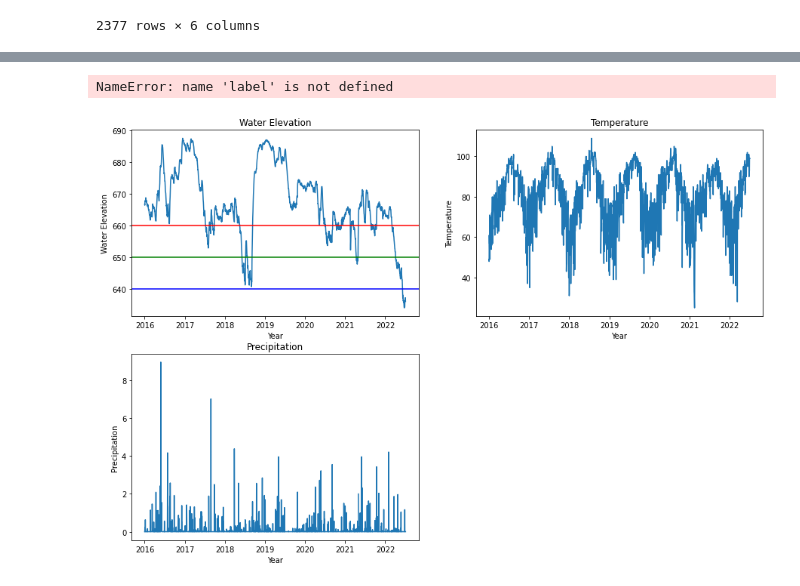
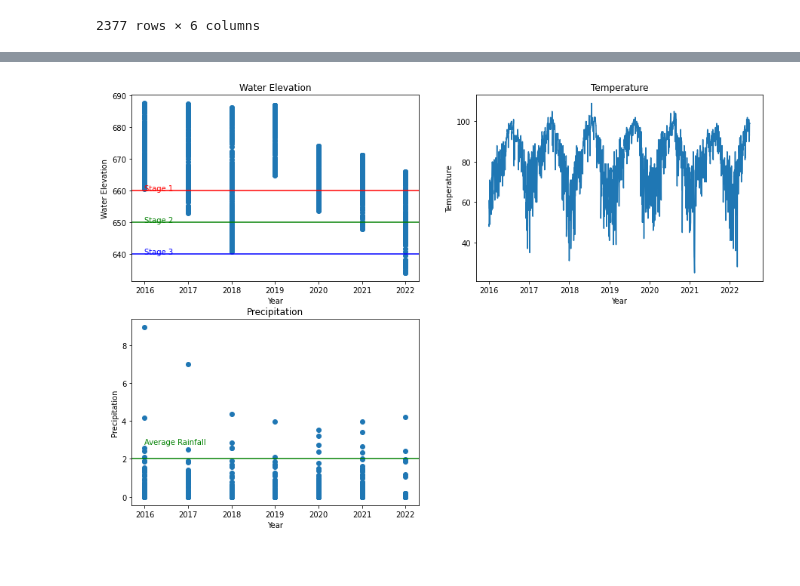
Before and after one commit to Shwetbaba/A-Review-of-the-Effectiveness-of-the-San-Antonio-Water-System-SAWS-Water-Restrictions-Policies, a Jupyter notebook: Group Project-1 Master Code.ipynb, the cells around one changed output, grey strips where cells are left out. Cells and saved outputs as stored; diff of their text form; code cells hidden in the pictures.

```diff
--- a/Group Project-1 Master Code.ipynb
+++ b/Group Project-1 Master Code.ipynb
@@ -355,35 +407,46 @@ plt.show()
 # %%
 fig = plt.figure(figsize=(15,10))
 ax1 = fig.add_subplot(2,2,1)
-ax1.plot(Weather_Restriction_df["Date"],Weather_Restriction_df["WaterLevelElevation"])
-plt.axhline(y=660, color='r', linestyle='-',label='Drought 1')
-plt.axhline(y=650, color='g', linestyle='-',label='Drought 2')
-plt.axhline(y=640, color='b', linestyle='-',label='Drought 3+')
+year = Weather_Restriction_df.iloc[:,5]
+waterlevel = Weather_Restriction_df.iloc[:,2]
+ax1.scatter(year,waterlevel)
+stage1=ax1.axhline(y=660, color='r', linestyle='-',label='Stage 1')
+stage2=ax1.axhline(y=650, color='g', linestyle='-',label='Stage 2')
+stage3=ax1.axhline(y=640, color='b', linestyle='-',label='Stage 3+')
+ax1.annotate("Stage 1",(2016,660),fontsize=10,color='red')
+ax1.annotate("Stage 2",(2016,650),fontsize=10,color='green')
+ax1.annotate("Stage 3",(2016,640),fontsize=10,color='blue')
+
 ax1.set_title('Water Elevation')
 ax1.set_xlabel('Year')
 ax1.set_ylabel('Water Elevation')
+
+
 
 ax2 = fig.add_subplot(2,2,2)
 ax2.plot(Weather_Restriction_df["Date"],Weather_Restriction_df["Temp Max"])
 ax2.set_title('Temperature')
 ax2.set_xlabel('Year')
 ax2.set_ylabel('Temperature')
 
+
+year = Weather_Restriction_df.iloc[:,5]
+precipitation = Weather_Restriction_df.iloc[:,4]
 ax3 = fig.add_subplot(2,2,3)
-ax3.plot(Weather_Restriction_df["Date"],Weather_Restriction_df["Precipitation"])
+ax3.scatter(year,precipitation)
 ax3.set_title('Precipitation')
 ax3.set_xlabel('Year')
 ax3.set_ylabel('Precipitation')
-plt.legend(label,loc='upper right')
+stage3=ax3.axhline(y=2, color='g', linestyle='-',label='Stage 3+')
+ax3.annotate("Average Rainfall",(2016,2.75),fontsize=10,color='green')
 plt.show()
 #here we can see something happened to the water level in 2020 and it never rebounded from the 670 level
-#looking at the end of 2022- the drop is considerable- is this because the data is averaging months that are not present?
+#looking at the end of 2022- the drop is considerable?
 #check temps to see if we had consistent high temps to explain this dip, but regular seasonal patterns can be seen.
-#checked precipitation in the same timeframe but saw no definitive reason for the drop in water level
+#When looking at the scatter plot version of precip- noted sparser plots in 2022 than in previous years
 #conclusion is outside factors contributed heavily to the noticeable drop in 2020 in the water elevation
 # %% [output]
-NameError: name 'label' is not defined
-[figure, old version]
+[figure, new version]
 # %%
 #begin predictive model of where the water level will be next year-get average max temp each year
 
```
Also changed, not shown: parts of 20 cells of this notebook.
